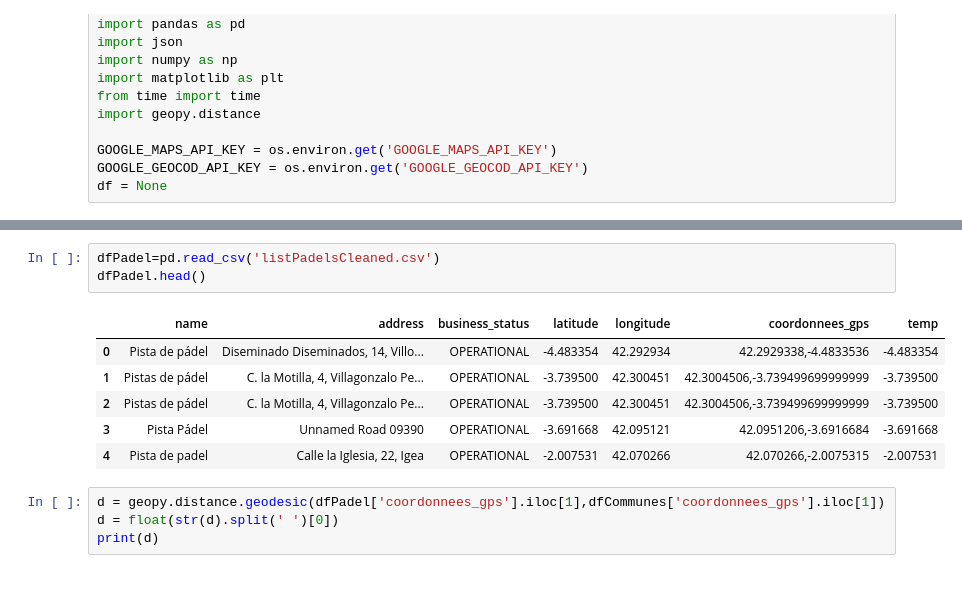
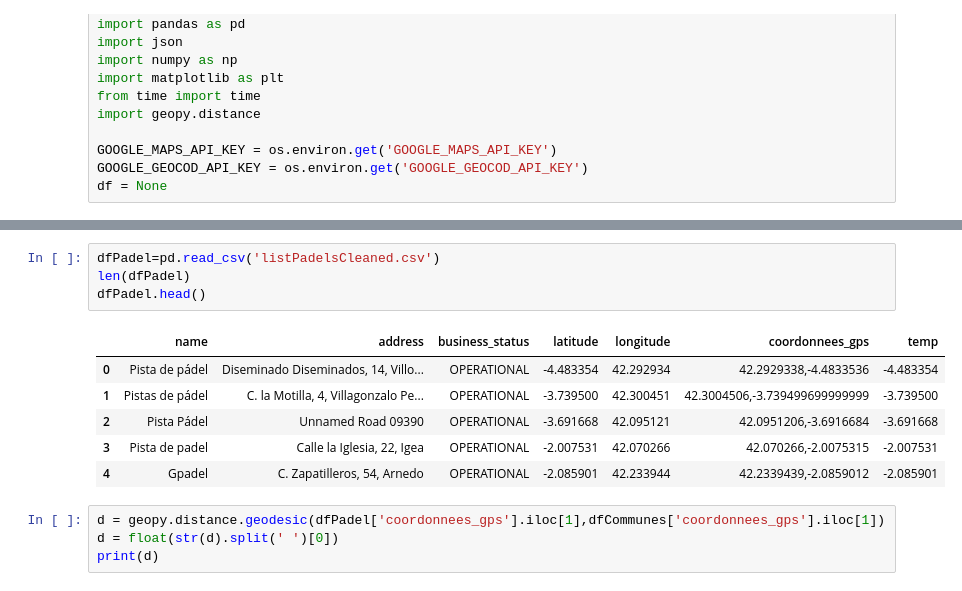
Before and after one commit to RapmacED/rapmac-repo, a Jupyter notebook: perso/padel/densityPadel.ipynb, the cells around one changed output, grey strips where cells are left out. Saved outputs shown, nothing was run; the diff lists cells and outputs as text.

```diff
--- a/perso/padel/densityPadel.ipynb
+++ b/perso/padel/densityPadel.ipynb
@@ -25,14 +25,15 @@ dfCommunes.head()
 | 4 | 4 | 01006 | Ambléon | 111 | 6 | 117 | 01006 | AMBLEON | 1300 | ... |
 # %%
 dfPadel=pd.read_csv('listPadelsCleaned.csv')
+len(dfPadel)
 dfPadel.head()
 # %% [output]
 |  | name | address | business_status | latitude | longitude | coordonnees_gps | temp |
 | 0 | Pista de pádel | Diseminado Diseminados, 14, Villo... | OPERATIONAL | -4.483354 | 42.292934 | 42.2929338,-4.4833536 | -4.483354 |
 | 1 | Pistas de pádel | C. la Motilla, 4, Villagonzalo Pe... | OPERATIONAL | -3.739500 | 42.300451 | 42.3004506,-3.739499699999999 | -3.739500 |
-| 2 | Pistas de pádel | C. la Motilla, 4, Villagonzalo Pe... | OPERATIONAL | -3.739500 | 42.300451 | 42.3004506,-3.739499699999999 | -3.739500 |
-| 3 | Pista Pádel | Unnamed Road 09390 | OPERATIONAL | -3.691668 | 42.095121 | 42.0951206,-3.6916684 | -3.691668 |
-| 4 | Pista de padel | Calle la Iglesia, 22, Igea | OPERATIONAL | -2.007531 | 42.070266 | 42.070266,-2.0075315 | -2.007531 |
+| 2 | Pista Pádel | Unnamed Road 09390 | OPERATIONAL | -3.691668 | 42.095121 | 42.0951206,-3.6916684 | -3.691668 |
+| 3 | Pista de padel | Calle la Iglesia, 22, Igea | OPERATIONAL | -2.007531 | 42.070266 | 42.070266,-2.0075315 | -2.007531 |
+| 4 | Gpadel | C. Zapatilleros, 54, Arnedo | OPERATIONAL | -2.085901 | 42.233944 | 42.2339439,-2.0859012 | -2.085901 |
 # %%
 d = geopy.distance.geodesic(dfPadel['coordonnees_gps'].iloc[1],dfCommunes['coordonnees_gps'].iloc[1])
 d = float(str(d).split(' ')[0])
```
Also changed, not shown: parts of 4 cells of this notebook, 5 other files.
